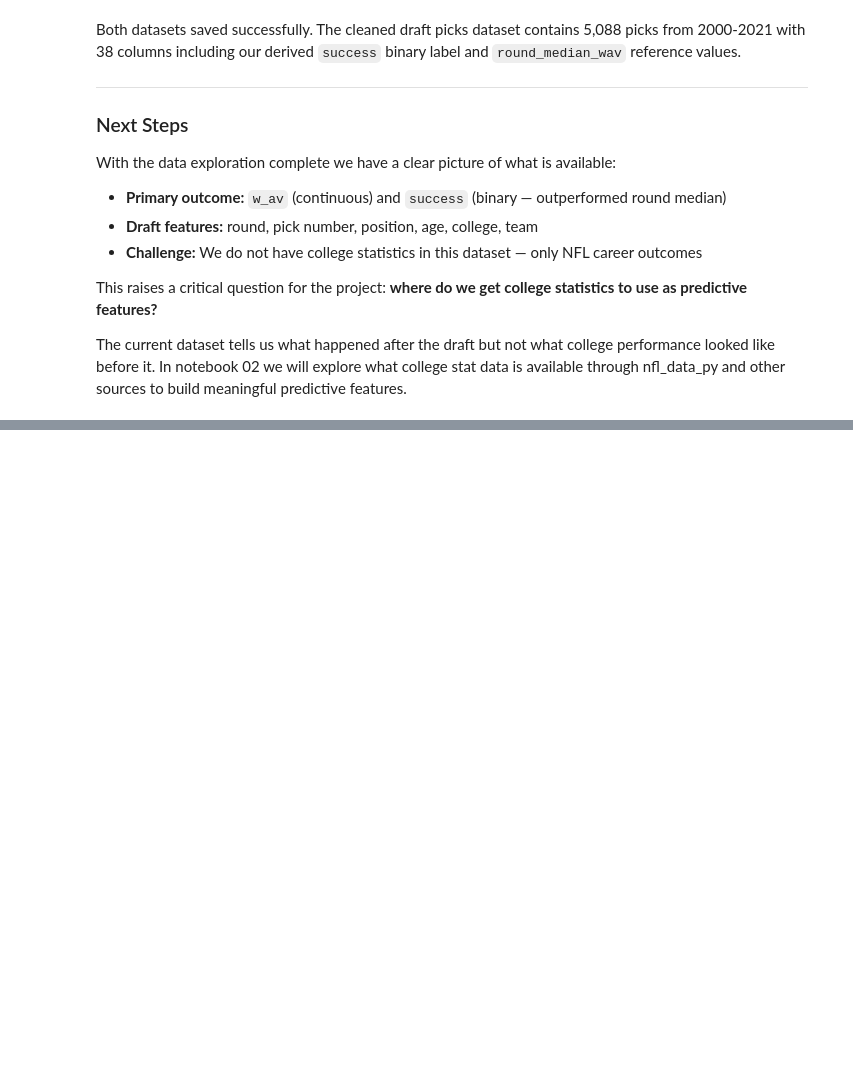
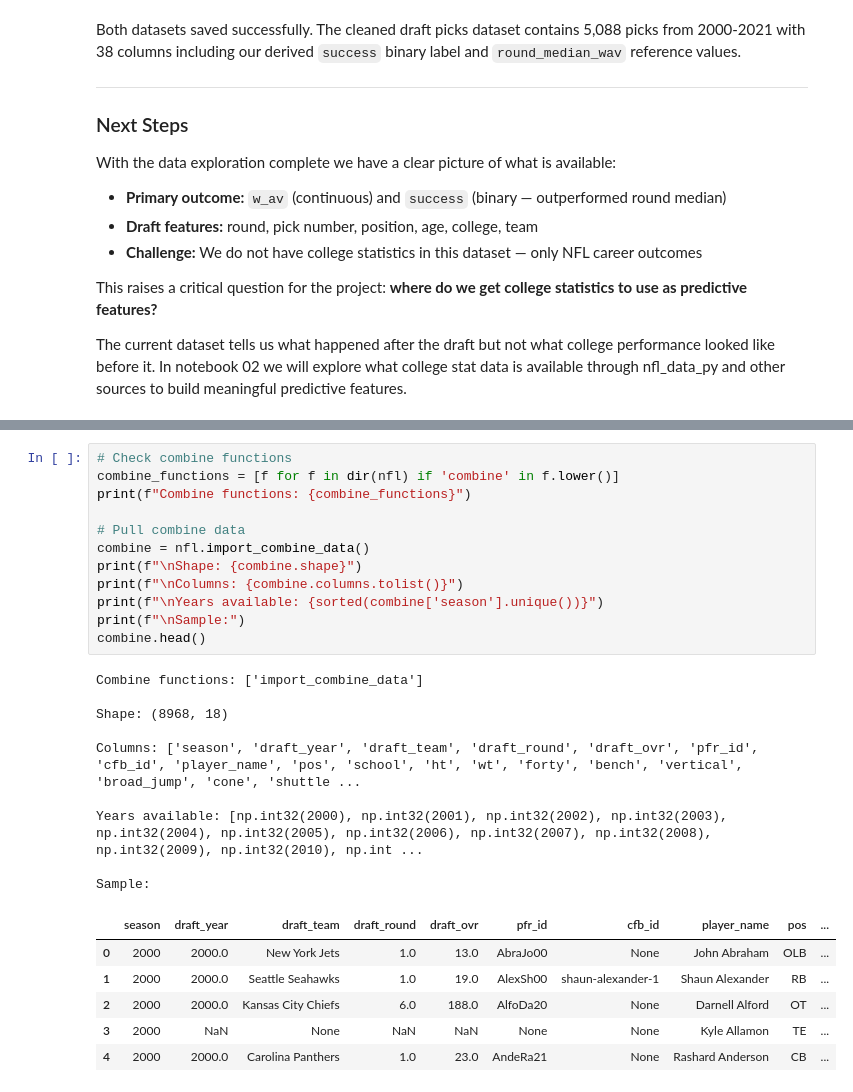
Before and after one commit to Lpchaitin/nfl-draft-model, a Jupyter notebook: notebooks/01_data_exploration.ipynb, the cells around one changed output, grey strips where cells are left out. Drawn from its saved outputs; the diff is of its cells as text; blank space fills up the shorter version.

Commit message:
complete data exploration and pipeline

```diff
--- a/notebooks/01_data_exploration.ipynb
+++ b/notebooks/01_data_exploration.ipynb
@@ -374,0 +380,28 @@ The current dataset tells us what happened after the draft but not what college
+# %%
+# Check combine functions
+combine_functions = [f for f in dir(nfl) if 'combine' in f.lower()]
+print(f"Combine functions: {combine_functions}")
+
+# Pull combine data
+combine = nfl.import_combine_data()
+print(f"\nShape: {combine.shape}")
+print(f"\nColumns: {combine.columns.tolist()}")
+print(f"\nYears available: {sorted(combine['season'].unique())}")
+print(f"\nSample:")
+combine.head()
+# %% [output]
+Combine functions: ['import_combine_data']
+
+Shape: (8968, 18)
+
+Columns: ['season', 'draft_year', 'draft_team', 'draft_round', 'draft_ovr', 'pfr_id', 'cfb_id', 'player_name', 'pos', 'school', 'ht', 'wt', 'forty', 'bench', 'vertical', 'broad_jump', 'cone', 'shuttle ...
+
+Years available: [np.int32(2000), np.int32(2001), np.int32(2002), np.int32(2003), np.int32(2004), np.int32(2005), np.int32(2006), np.int32(2007), np.int32(2008), np.int32(2009), np.int32(2010), np.int ...
+
+Sample:
+|  | season | draft_year | draft_team | draft_round | draft_ovr | pfr_id | cfb_id | player_name | pos | ... |
+| 0 | 2000 | 2000.0 | New York Jets | 1.0 | 13.0 | AbraJo00 | None | John Abraham | OLB | ... |
+| 1 | 2000 | 2000.0 | Seattle Seahawks | 1.0 | 19.0 | AlexSh00 | shaun-alexander-1 | Shaun Alexander | RB | ... |
+| 2 | 2000 | 2000.0 | Kansas City Chiefs | 6.0 | 188.0 | AlfoDa20 | None | Darnell Alford | OT | ... |
+| 3 | 2000 | NaN | None | NaN | NaN | None | None | Kyle Allamon | TE | ... |
+| 4 | 2000 | 2000.0 | Carolina Panthers | 1.0 | 23.0 | AndeRa21 | None | Rashard Anderson | CB | ... |
```
Also changed, not shown: parts of 29 cells of this notebook.
